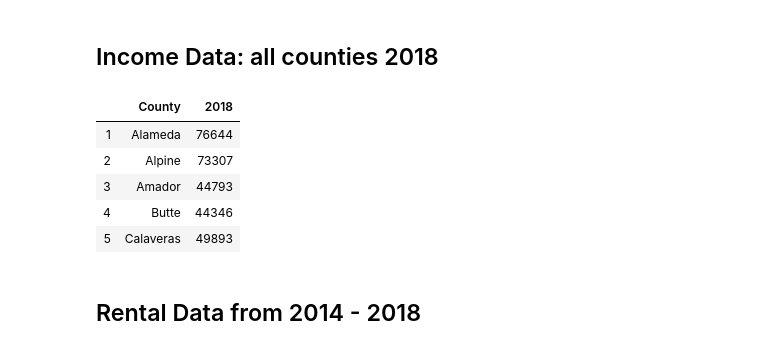
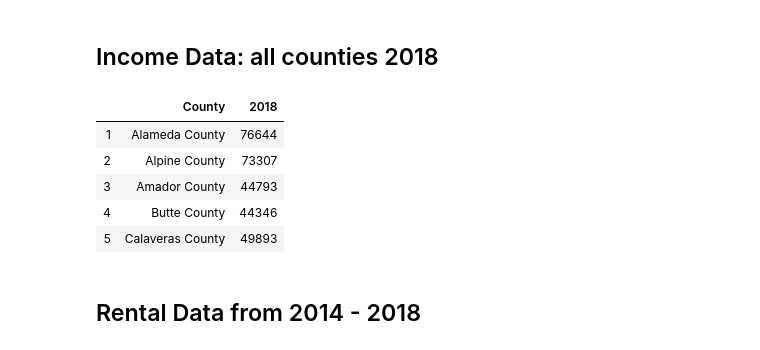
Before and after one commit to TrevorLovesMommy/Real-Estate-Project, a Jupyter notebook: Real Estate Data Cleaning.ipynb, the cells around one changed output. Cells and saved outputs as stored; diff of their text form; code cells hidden in the pictures.

```diff
--- a/Real Estate Data Cleaning.ipynb
+++ b/Real Estate Data Cleaning.ipynb
@@ -157,23 +156,27 @@ income_df.head()
 # %%
 #Data from https://www.bea.gov/system/files/2019-11/lapi1119.pdf
 #income_all_df=pd.read_csv("resources/all_income_download.csv")
 df = pd.read_csv("resources/all_income_download.csv")
 df= df[["GeoName", "2018"]]
 
 #drop first row with California as county
 df = df.drop([0])
 
+#concat "county" to all counties name so you can merge with zillow table
+df["GeoName"] = df["GeoName"] + " County"
+df = df[["GeoName", "2018"]]
+
 #rename column and dataframe, save output
 all_counties_income=df.rename(columns={"GeoName":"County"})
 all_counties_income.to_csv("output files/all_counties_income.csv")
 all_counties_income.head()
 # %% [output]
 |  | County | 2018 |
-| 1 | Alameda | 76644 |
-| 2 | Alpine | 73307 |
-| 3 | Amador | 44793 |
-| 4 | Butte | 44346 |
-| 5 | Calaveras | 49893 |
+| 1 | Alameda County | 76644 |
+| 2 | Alpine County | 73307 |
+| 3 | Amador County | 44793 |
+| 4 | Butte County | 44346 |
+| 5 | Calaveras County | 49893 |
 # %% [markdown]
 ## Rental Data from 2014 - 2018
 # %%
```
Also changed, not shown: parts of 1 cell of this notebook, 1 other file.
